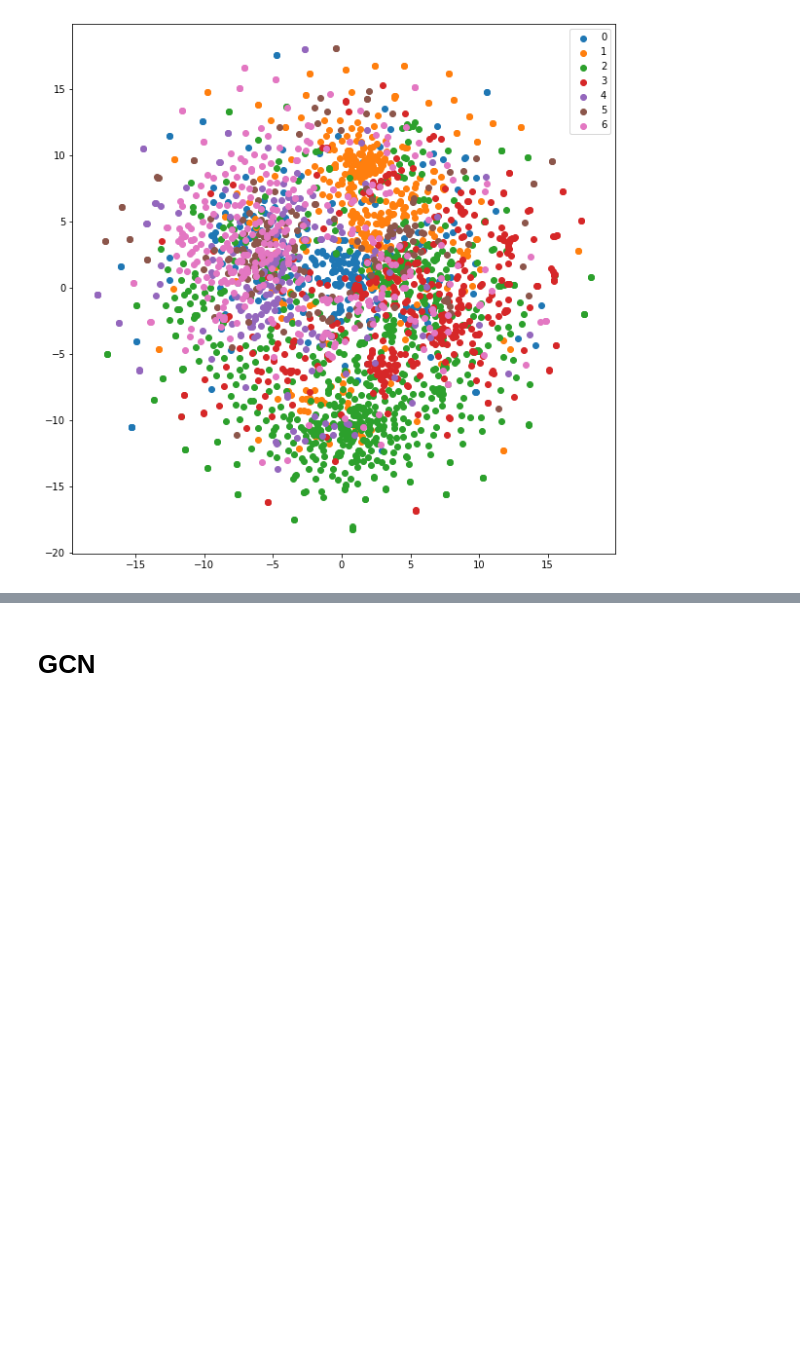
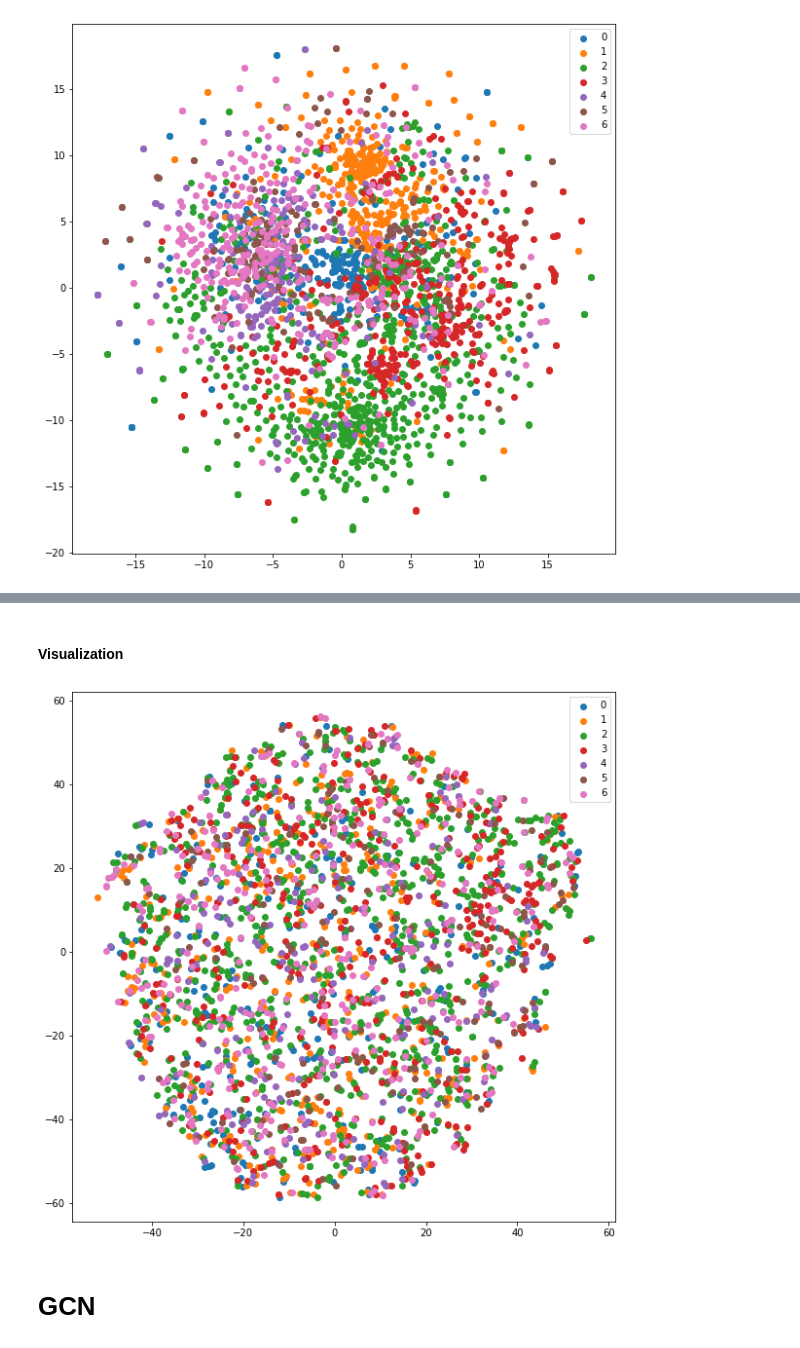
Before and after one commit to comojin1994/GCN, a Jupyter notebook: GCN.ipynb, the cells around one changed output, grey strips where cells are left out. Drawn from its saved outputs; the diff is of its cells as text; code cells hidden in the pictures; blank space fills up the shorter version.

```diff
--- a/GCN.ipynb
+++ b/GCN.ipynb
@@ -163,0 +257,6 @@ plot_tSNE(labels_encoded, raw_x)
+# %%
+DNN_metric_model = DNN([128, 256], C.dropout)
+
+DNN_metric_model.compile(optimizer=Adam(1e-2),
+           loss=tfa.losses.TripletSemiHardLoss(),
+            )
@@ -164,3 +331,12 @@ plot_tSNE(labels_encoded, raw_x)
+# %% [markdown]
+#### Visualization
+# %%
+activations = DNN_metric_model.predict(X)
+
+dnn_metric_x_tsne = TSNE(n_components=2).fit_transform(activations)
+plot_tSNE(labels_encoded, dnn_metric_x_tsne)
+# %% [output]
+[figure, added]
 # %% [markdown]
 # GCN
 # %% [markdown]
```
Also changed, not shown: parts of 43 cells of this notebook.
